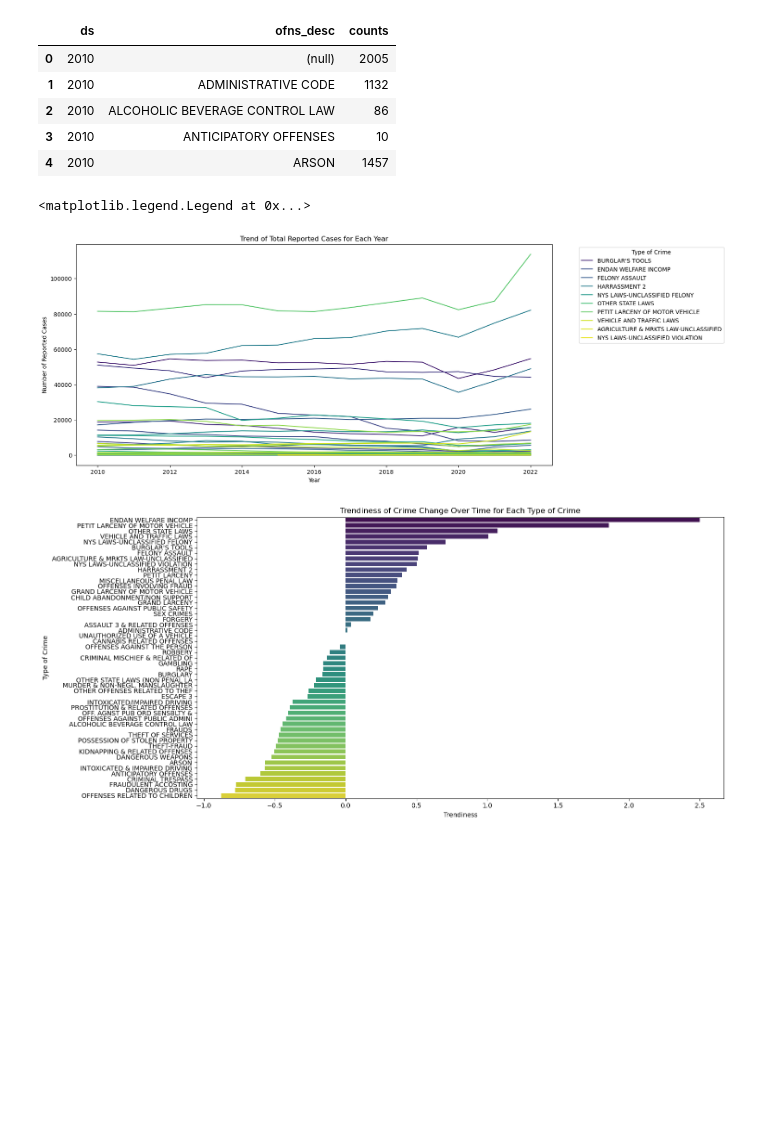
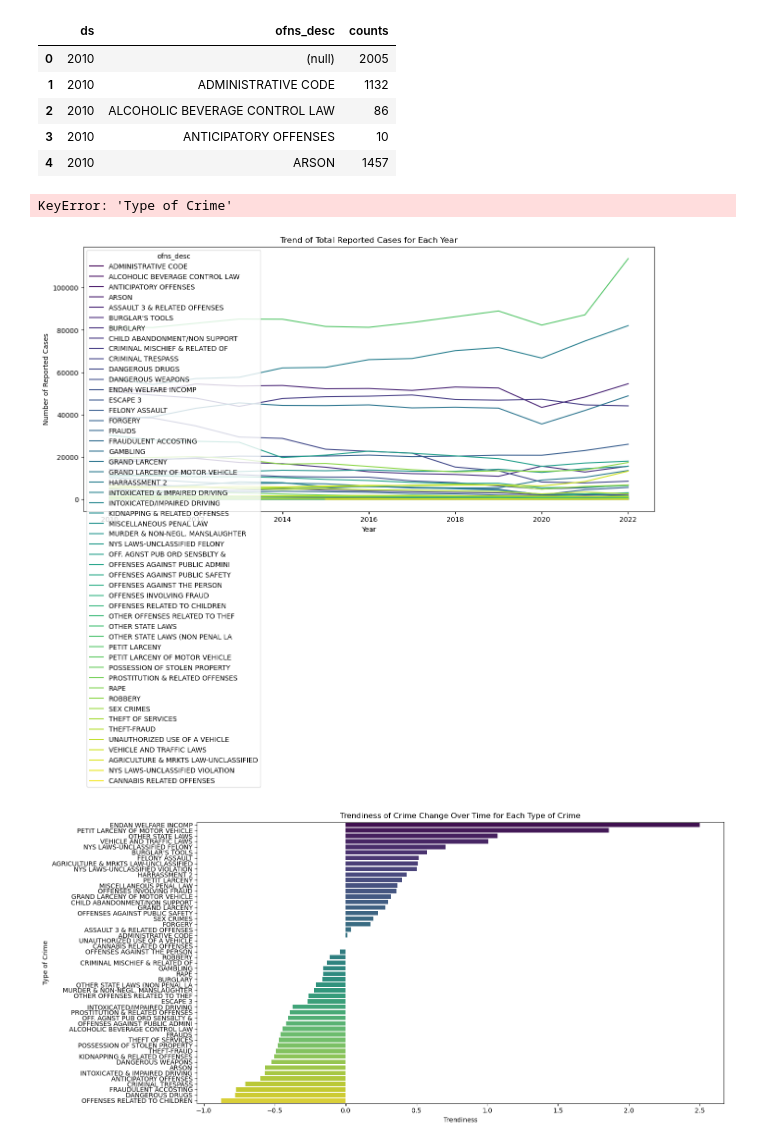
Before and after one commit to pjpeters13/project1, a Jupyter notebook: Data_Analysis/trendiness.ipynb, the cells around one changed output. Saved outputs shown, nothing was run; the diff lists cells and outputs as text; code cells hidden in the pictures; blank space fills up the shorter version.

```diff
--- a/Data_Analysis/trendiness.ipynb
+++ b/Data_Analysis/trendiness.ipynb
@@ -42,26 +44,26 @@ yearly_trends = yearly_trends[yearly_trends['ofns_desc'] != '(null)']
 # %%
 # Plotting the trend of total reported cases for each year
 plt.figure(figsize=(15, 7))
 sns.lineplot(x='ds', y='counts', data=yearly_trends, hue='ofns_desc', palette='viridis')
 
 # Add title and labels
 plt.title('Trend of Total Reported Cases for Each Year')
 plt.xlabel('Year')
 plt.ylabel('Number of Reported Cases')
 
 # Get the top 10 types of crime
-top_10_types = trendiness_df['Type of Crime'].head(10).tolist()
+top_10_types = yearly_trends['Type of Crime'].head(10).tolist()
 
 # Filter the legend handles and labels for the top 10 types
 handles, labels = plt.gca().get_legend_handles_labels()
 filtered_handles = [handle for handle, label in zip(handles, labels) if label in top_10_types]
 filtered_labels = [label for label in labels if label in top_10_types]
 
 # Move the legend outside the chart
 plt.legend(filtered_handles, filtered_labels, title='Type of Crime', bbox_to_anchor=(1.05, 1), loc='upper left')
 # %% [output]
-<matplotlib.legend.Legend at 0x...>
+KeyError: 'Type of Crime'
-[figure, old version]
+[figure, new version]
 # %%
 # calculate  trendiness of crime change over time for each type of crime
 
```
Also changed, not shown: parts of 1 cell of this notebook, 2 other files.
